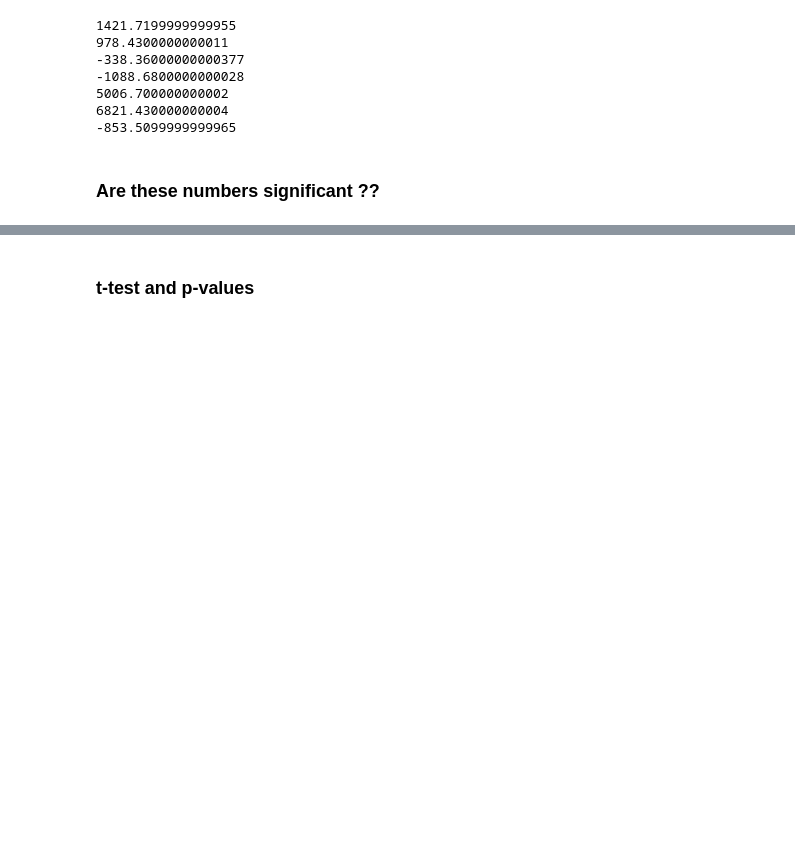
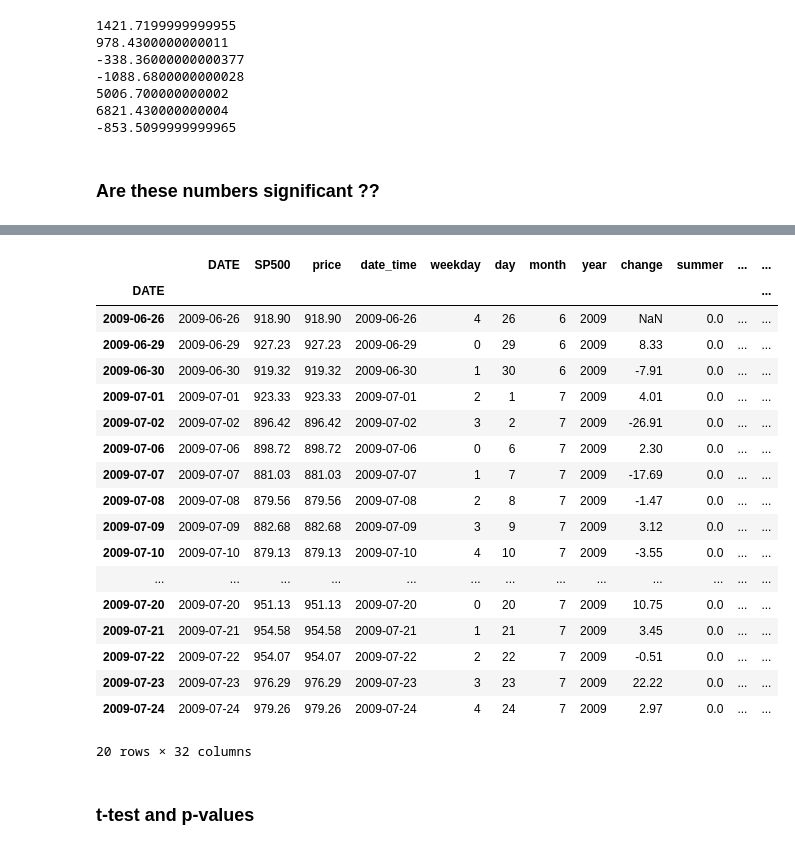
Before and after one commit to etterfred/Thinkful, a Jupyter notebook: btc.ipynb, the cells around one changed output, grey strips where cells are left out. Saved outputs shown, nothing was run; the diff lists cells and outputs as text; code cells hidden in the pictures; blank space fills up the shorter version.

```diff
--- a/btc.ipynb
+++ b/btc.ipynb
@@ -444,3 +746,25 @@ df_btc = df_btc.fillna(0)
+# %%
+df.head(20)
+# %% [output]
+|  | DATE | SP500 | price | date_time | weekday | day | month | year | change | summer | ... | ... |
+| DATE |  |  |  |  |  |  |  |  |  |  |  | ... |
+| 2009-06-26 | 2009-06-26 | 918.90 | 918.90 | 2009-06-26 | 4 | 26 | 6 | 2009 | NaN | 0.0 | ... | ... |
+| 2009-06-29 | 2009-06-29 | 927.23 | 927.23 | 2009-06-29 | 0 | 29 | 6 | 2009 | 8.33 | 0.0 | ... | ... |
+| 2009-06-30 | 2009-06-30 | 919.32 | 919.32 | 2009-06-30 | 1 | 30 | 6 | 2009 | -7.91 | 0.0 | ... | ... |
+| 2009-07-01 | 2009-07-01 | 923.33 | 923.33 | 2009-07-01 | 2 | 1 | 7 | 2009 | 4.01 | 0.0 | ... | ... |
+| 2009-07-02 | 2009-07-02 | 896.42 | 896.42 | 2009-07-02 | 3 | 2 | 7 | 2009 | -26.91 | 0.0 | ... | ... |
+| 2009-07-06 | 2009-07-06 | 898.72 | 898.72 | 2009-07-06 | 0 | 6 | 7 | 2009 | 2.30 | 0.0 | ... | ... |
+| 2009-07-07 | 2009-07-07 | 881.03 | 881.03 | 2009-07-07 | 1 | 7 | 7 | 2009 | -17.69 | 0.0 | ... | ... |
+| 2009-07-08 | 2009-07-08 | 879.56 | 879.56 | 2009-07-08 | 2 | 8 | 7 | 2009 | -1.47 | 0.0 | ... | ... |
+| 2009-07-09 | 2009-07-09 | 882.68 | 882.68 | 2009-07-09 | 3 | 9 | 7 | 2009 | 3.12 | 0.0 | ... | ... |
+| 2009-07-10 | 2009-07-10 | 879.13 | 879.13 | 2009-07-10 | 4 | 10 | 7 | 2009 | -3.55 | 0.0 | ... | ... |
+| ... | ... | ... | ... | ... | ... | ... | ... | ... | ... | ... | ... | ... |
+| 2009-07-20 | 2009-07-20 | 951.13 | 951.13 | 2009-07-20 | 0 | 20 | 7 | 2009 | 10.75 | 0.0 | ... | ... |
+| 2009-07-21 | 2009-07-21 | 954.58 | 954.58 | 2009-07-21 | 1 | 21 | 7 | 2009 | 3.45 | 0.0 | ... | ... |
+| 2009-07-22 | 2009-07-22 | 954.07 | 954.07 | 2009-07-22 | 2 | 22 | 7 | 2009 | -0.51 | 0.0 | ... | ... |
+| 2009-07-23 | 2009-07-23 | 976.29 | 976.29 | 2009-07-23 | 3 | 23 | 7 | 2009 | 22.22 | 0.0 | ... | ... |
+| 2009-07-24 | 2009-07-24 | 979.26 | 979.26 | 2009-07-24 | 4 | 24 | 7 | 2009 | 2.97 | 0.0 | ... | ... |
+20 rows × 32 columns
 # %% [markdown]
 ### t-test and p-values
 # %%
```
Also changed, not shown: parts of 100 cells of this notebook.
